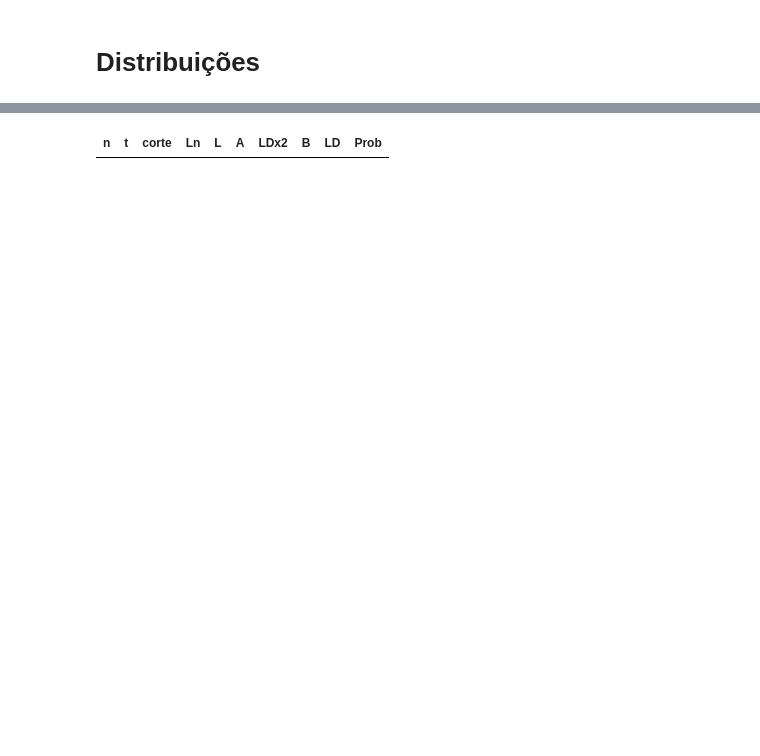
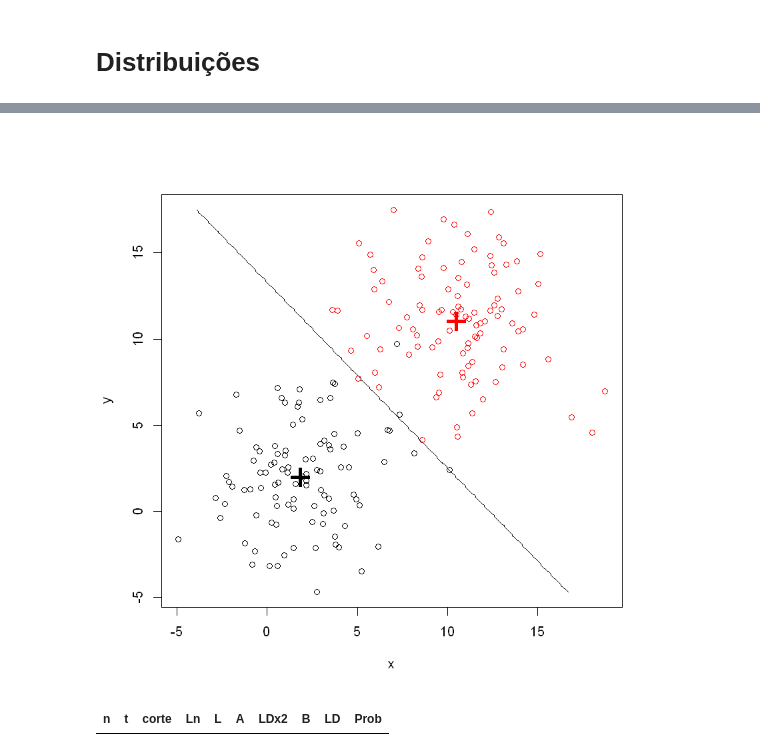
Before and after one commit to Felipe-Assis/Statistics-experiments, a Jupyter notebook: Experiments.ipynb, the cells around one changed output, grey strips where cells are left out. Saved outputs shown, nothing was run; the diff lists cells and outputs as text; code cells hidden in the pictures; blank space fills up the shorter version.

```diff
--- a/Experiments.ipynb
+++ b/Experiments.ipynb
@@ -163,5 +113,0 @@ predictions -1  1
-# %%
-x <- c(1,2,3)
-target <- c(1,-1,1)
-df <- data.frame(x,target)
-df
@@ -189,3 +128,37 @@ simulate(10, 2)
+# %%
+require(MASS)
+
+# generate data
+set.seed(357)
+Ng <- 100 # number of cases per group
+group.a.x <- rnorm(n = Ng, mean = 2, sd = 3)
+group.a.y <- rnorm(n = Ng, mean = 2, sd = 3)
+
+group.b.x <- rnorm(n = Ng, mean = 11, sd = 3)
+group.b.y <- rnorm(n = Ng, mean = 11, sd = 3)
+
+group.a <- data.frame(x = group.a.x, y = group.a.y, group = "A")
+group.b <- data.frame(x = group.b.x, y = group.b.y, group = "B")
+
+my.xy <- rbind(group.a, group.b)
+
+# construct the model
+mdl <- lda(group ~ x + y, data = my.xy)
+
+# draw discrimination line
+np <- 300
+nd.x <- seq(from = min(my.xy$x), to = max(my.xy$x), length.out = np)
+nd.y <- seq(from = min(my.xy$y), to = max(my.xy$y), length.out = np)
+nd <- expand.grid(x = nd.x, y = nd.y)
+
+prd <- as.numeric(predict(mdl, newdata = nd)$class)
+
+plot(my.xy[, 1:2], col = my.xy$group)
+points(mdl$means, pch = "+", cex = 3, col = c("black", "red"))
+contour(x = nd.x, y = nd.y, z = matrix(prd, nrow = np, ncol = np),
+        levels = c(1, 2), add = TRUE, drawlabels = FALSE)
+# %% [output]
+[figure, added]
 # %%
 df_resumo <- data.frame(n=numeric(0),
                         t=numeric(0),
```
Also changed, not shown: parts of 34 cells of this notebook.
